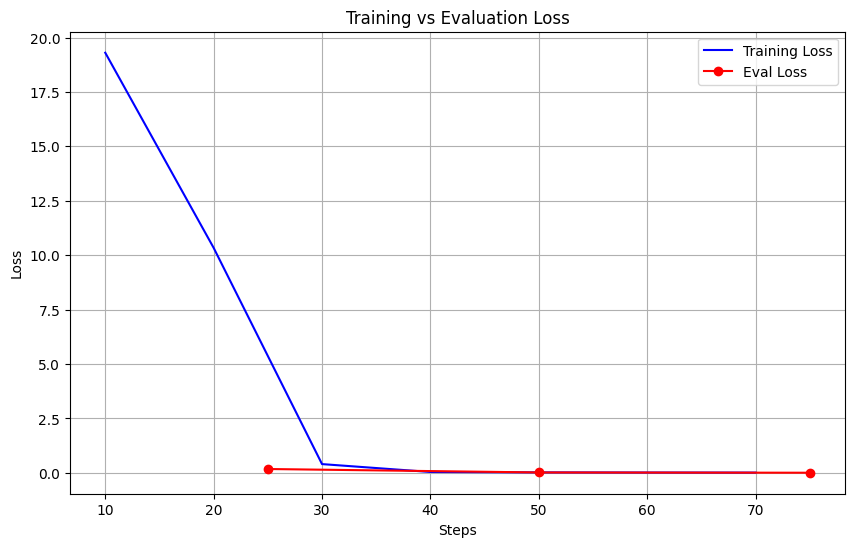
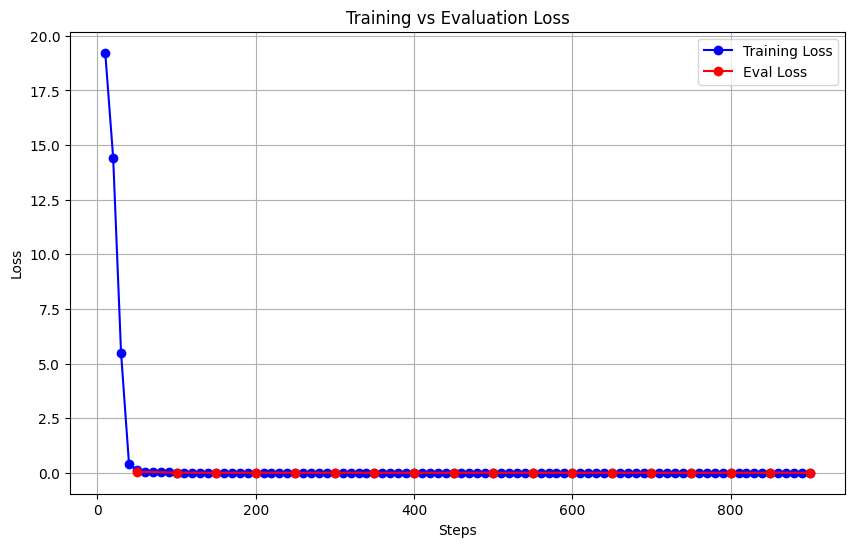
Code edit (unified diff) that turned the first committed figure into the second:
--- before
+++ after
@@ -6,13 +6,16 @@
 train_logs = [entry for entry in history if 'loss' in entry]
 eval_logs = [entry for entry in history if 'eval_loss' in entry]
+lr_log = [entry for entry in history if 'learning_rate' in entry]
 
 # Create DataFrames
 df_train = pd.DataFrame(train_logs)
 df_eval = pd.DataFrame(eval_logs)
+df_lr = pd.DataFrame(lr_log)
 
 # Plotting
 plt.figure(figsize=(10, 6))
-plt.plot(df_train['step'], df_train['loss'], label='Training Loss', color='blue')
+plt.plot(df_train['step'], df_train['loss'], label='Training Loss',marker='o', color='blue')
 plt.plot(df_eval['step'], df_eval['eval_loss'], label='Eval Loss', marker='o', color='red')
+
 
 plt.xlabel('Steps')
@@ -22,2 +25,11 @@
 plt.grid(True)
 plt.show()
+
+plt.figure(figsize=(6, 6))
+plt.plot(df_lr['step'], df_lr['learning_rate'], label='Learning Rate', marker='o', color='green')
+plt.xlabel('Steps')
+plt.ylabel('Learning Rate')
+plt.title('Learning Rate Schedule')
+plt.legend()
+plt.grid(True)
+plt.show()

Commit: notebook for generating plots of loss  curves